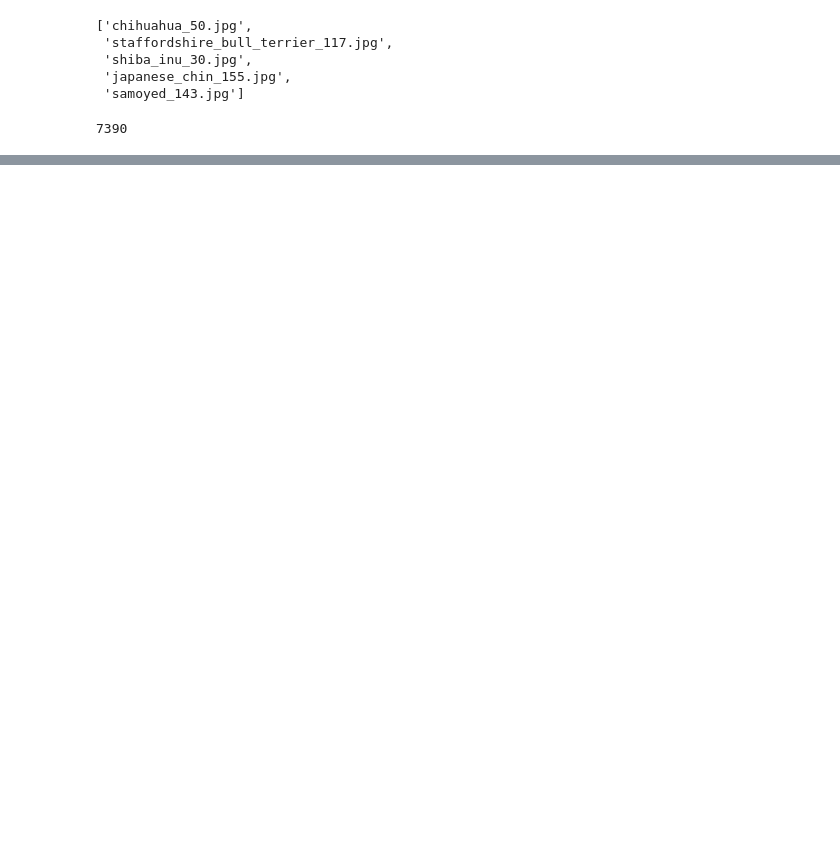
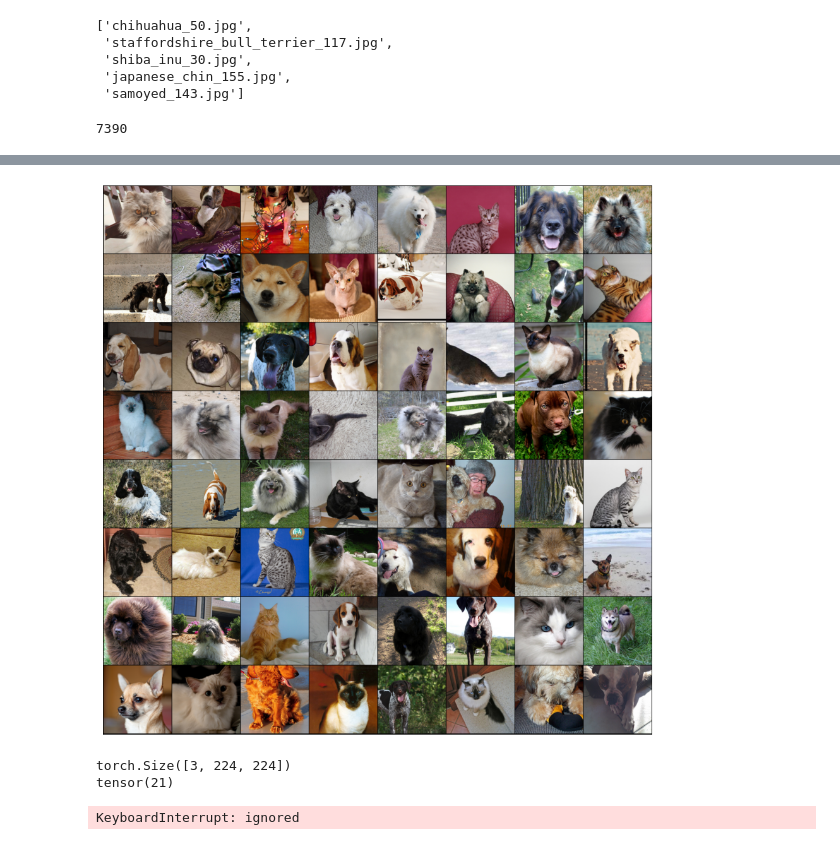
Before and after one commit to tasyaa04/datascience, a Jupyter notebook: PetBreed.ipynb, the cells around one changed output, grey strips where cells are left out. Cells and saved outputs as stored; diff of their text form; code cells hidden in the pictures; blank space fills up the shorter version.

```diff
--- a/PetBreed.ipynb
+++ b/PetBreed.ipynb
@@ -156,0 +157,34 @@ Label: shiba inu (24)
+# %%
+from torch.utils.data import random_split
+from torch.utils.data import DataLoader
+from torchvision.utils import make_grid
+
+test_pct = 0.1
+test_size = int(test_pct * len(dataset))
+
+train_ds, test_ds = random_split(dataset, [len(dataset) - test_size, test_size])
+batch_size = 256
+
+train_dl = DataLoader(train_ds, batch_size, shuffle=True, num_workers=0, pin_memory=True)
+test_dl = DataLoader(test_ds, batch_size*2, num_workers=0, pin_memory=True)
+
+def show_batch(dl):
+    for images, labels in dl:
+        fig, ax = plt.subplots(figsize=(16, 16))
+        ax.set_xticks([]); ax.set_yticks([])
+        images = denormalize(images[:64], *imagenet_stats)
+        ax.imshow(make_grid(images, nrow=8).permute(1, 2, 0))
+        break
+
+
+show_batch(train_dl)
+# %% [output]
+[figure, added]
+# %%
+for data, labels in train_dl:
+  print(data[0].size())
+  print(labels[0])
+  break
+# %% [output]
+torch.Size([3, 224, 224])
+tensor(21)
@@ -156,0 +226,4 @@ Label: shiba inu (24)
+# %%
+train(n_epochs, model, train_dl, test_dl, optimizer, loss_function)
+# %% [output]
+KeyboardInterrupt: ignored
```
Also changed, not shown: parts of 3 cells of this notebook.
